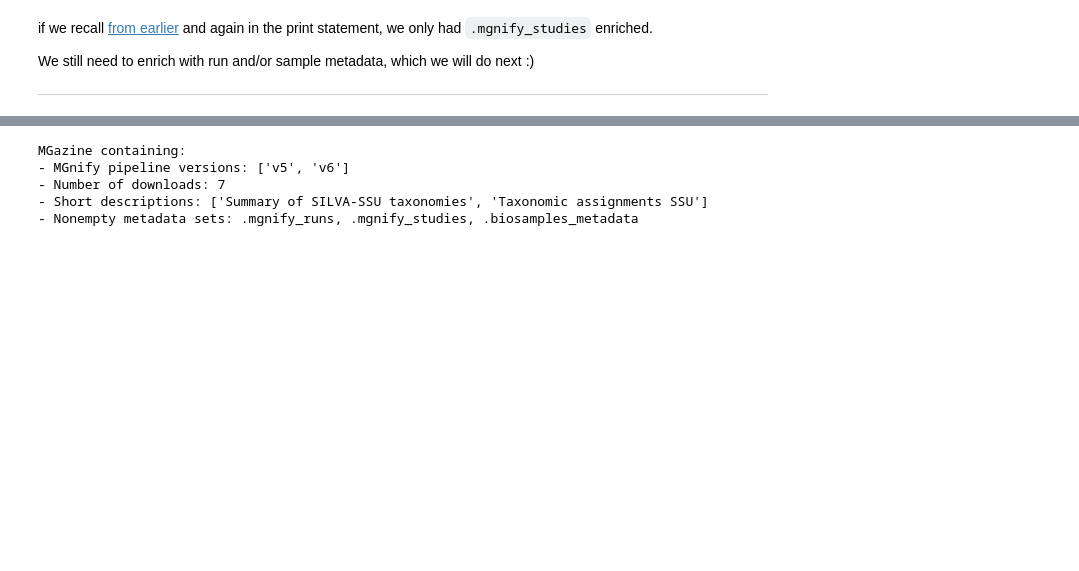
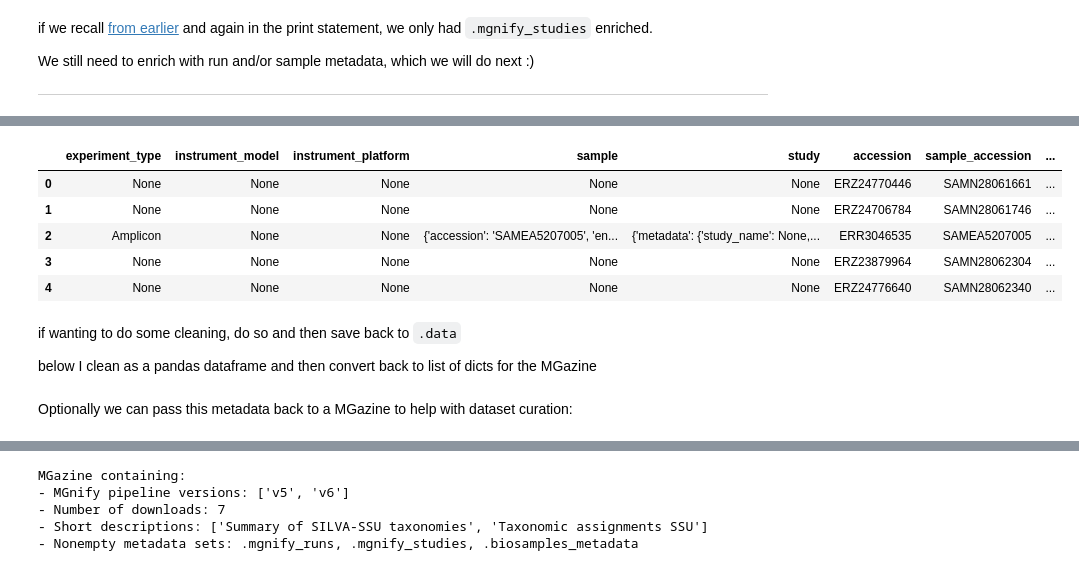
Before and after one commit to EBI-Metagenomics/mgnipy, a Jupyter notebook: docs/notebooks/demos/demo-parkinson.ipynb, the cells around one changed output, grey strips where cells are left out. Saved outputs shown, nothing was run; the diff lists cells and outputs as text; code cells hidden in the pictures; blank space fills up the shorter version.

```diff
--- a/docs/notebooks/demos/demo-parkinson.ipynb
+++ b/docs/notebooks/demos/demo-parkinson.ipynb
@@ -249,0 +262,17 @@ WARNING:mgnipy.V2.collect:Enriching 0 ids. Total runs: 952. Already enriched: 96
+# %%
+# we can combine the metadata from both runs and assemblies into one MGnifyMetadata
+run_metadata = mnet_run.metadata + mnet_acc.metadata
+
+# like any other MGnifyMetdata obj we can view as list, pd, pl
+run_metadata.to_pandas().head()
+# %% [output]
+|  | experiment_type | instrument_model | instrument_platform | sample | study | accession | sample_accession | ... |
+| 0 | None | None | None | None | None | ERZ24770446 | SAMN28061661 | ... |
+| 1 | None | None | None | None | None | ERZ24706784 | SAMN28061746 | ... |
+| 2 | Amplicon | None | None | {'accession': 'SAMEA5207005', 'en... | {'metadata': {'study_name': None,... | ERR3046535 | SAMEA5207005 | ... |
+| 3 | None | None | None | None | None | ERZ23879964 | SAMN28062304 | ... |
+| 4 | None | None | None | None | None | ERZ24776640 | SAMN28062340 | ... |
+# %% [markdown]
+if wanting to do some cleaning, do so and then save back to `.data`
+
+below I clean as a pandas dataframe and then convert back to list of dicts for the MGazine
@@ -250 +283,3 @@ WARNING:mgnipy.V2.collect:Enriching 0 ids. Total runs: 952. Already enriched: 96
+# %% [markdown]
+Optionally we can pass this metadata back to a MGazine to help with dataset curation:
 # %%
```
Also changed, not shown: parts of 33 cells of this notebook.
